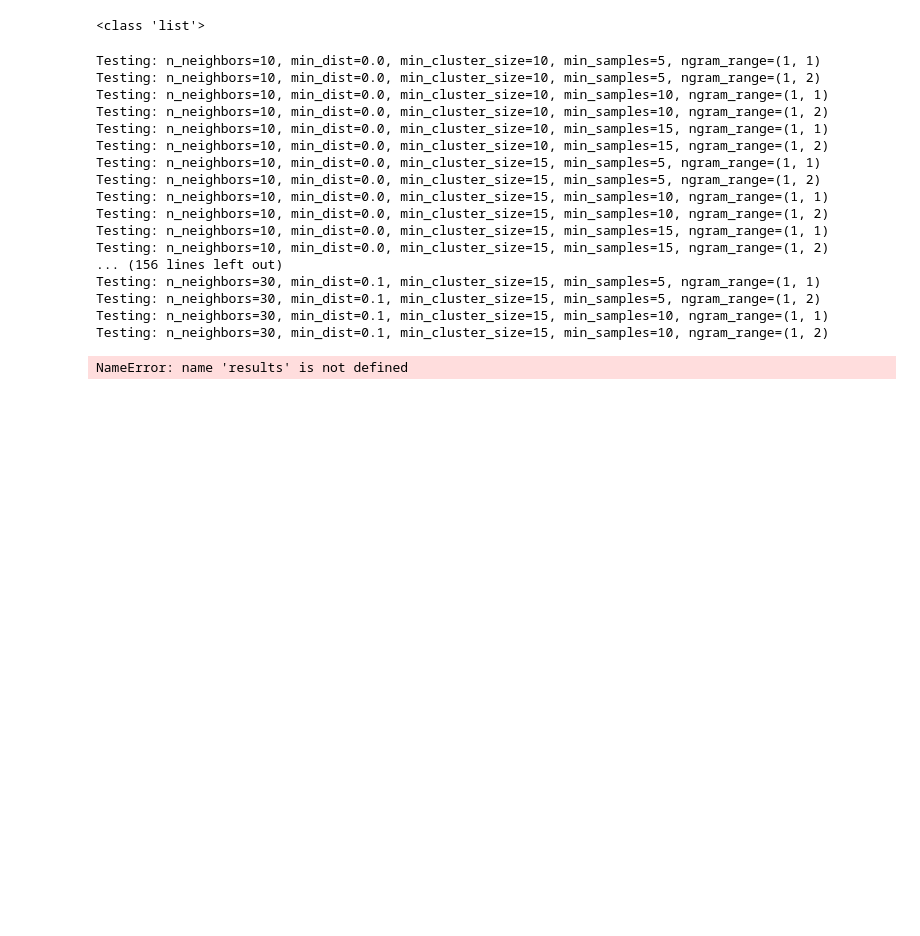
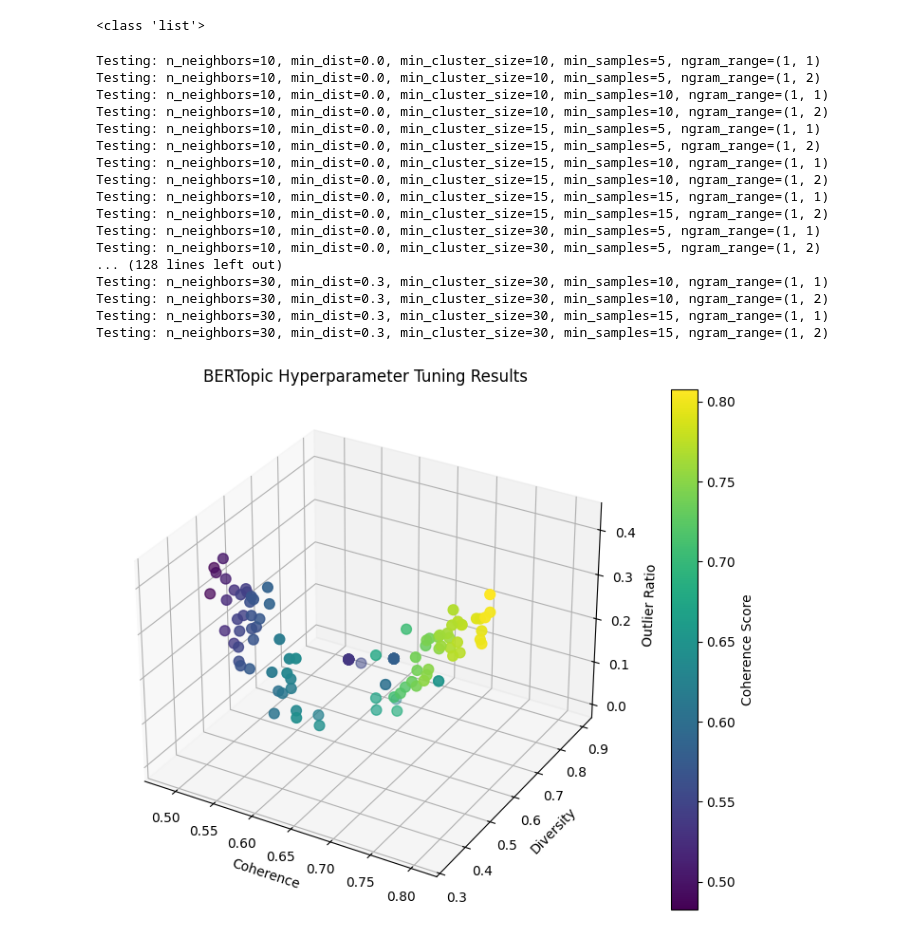
Before and after one commit to wbwhaha/NLP_Gentrification_London_Prediction, a Jupyter notebook: Code/5_2_Bertopic Hyperparameter Tuning.ipynb, the cells around one changed output. Saved outputs shown, nothing was run; the diff lists cells and outputs as text; code cells hidden in the pictures; blank space fills up the shorter version.

```diff
--- a/Code/5_2_Bertopic Hyperparameter Tuning.ipynb
+++ b/Code/5_2_Bertopic Hyperparameter Tuning.ipynb
@@ -89,9 +89,19 @@ param_grid = {
     "ngram_range": [(1, 1), (1, 2)]
 }
 
+# Get all combinations
+raw_combinations = list(itertools.product(*param_grid.values()))
+
+# Filter only keep valid combinations where min_samples <= min_cluster_size
+valid_combinations = [
+    (nn, dist, mcs, ms, ngram)
+    for nn, dist, mcs, ms, ngram in raw_combinations
+    if ms <= mcs
+]
+
 results = []
 
-for nn, dist, mcs, ms, ngram in itertools.product(*param_grid.values()):
+for nn, dist, mcs, ms, ngram in valid_combinations:
 
     print(f"Testing: n_neighbors={nn}, min_dist={dist}, min_cluster_size={mcs}, min_samples={ms}, ngram_range={ngram}")
 
@@ -140,20 +150,16 @@ Testing: n_neighbors=10, min_dist=0.0, min_cluster_size=10, min_samples=5, ngram
 Testing: n_neighbors=10, min_dist=0.0, min_cluster_size=10, min_samples=5, ngram_range=(1, 2)
 Testing: n_neighbors=10, min_dist=0.0, min_cluster_size=10, min_samples=10, ngram_range=(1, 1)
 Testing: n_neighbors=10, min_dist=0.0, min_cluster_size=10, min_samples=10, ngram_range=(1, 2)
-Testing: n_neighbors=10, min_dist=0.0, min_cluster_size=10, min_samples=15, ngram_range=(1, 1)
-Testing: n_neighbors=10, min_dist=0.0, min_cluster_size=10, min_samples=15, ngram_range=(1, 2)
 Testing: n_neighbors=10, min_dist=0.0, min_cluster_size=15, min_samples=5, ngram_range=(1, 1)
 Testing: n_neighbors=10, min_dist=0.0, min_cluster_size=15, min_samples=5, ngram_range=(1, 2)
 Testing: n_neighbors=10, min_dist=0.0, min_cluster_size=15, min_samples=10, ngram_range=(1, 1)
 Testing: n_neighbors=10, min_dist=0.0, min_cluster_size=15, min_samples=10, ngram_range=(1, 2)
 Testing: n_neighbors=10, min_dist=0.0, min_cluster_size=15, min_samples=15, ngram_range=(1, 1)
 Testing: n_neighbors=10, min_dist=0.0, min_cluster_size=15, min_samples=15, ngram_range=(1, 2)
-... (156 lines left out)
-Testing: n_neighbors=30, min_dist=0.1, min_cluster_size=15, min_samples=5, ngram_range=(1, 1)
-Testing: n_neighbors=30, min_dist=0.1, min_cluster_size=15, min_samples=5, ngram_range=(1, 2)
-Testing: n_neighbors=30, min_dist=0.1, min_cluster_size=15, min_samples=10, ngram_range=(1, 1)
-Testing: n_neighbors=30, min_dist=0.1, min_cluster_size=15, min_samples=10, ngram_range=(1, 2)
+Testing: n_neighbors=10, min_dist=0.0, min_cluster_size=30, min_samples=5, ngram_range=(1, 1)
+Testing: n_neighbors=10, min_dist=0.0, min_cluster_size=30, min_samples=5, ngram_range=(1, 2)
+... (128 lines left out)
+Testing: n_neighbors=30, min_dist=0.3, min_cluster_size=30, min_samples=10, ngram_range=(1, 1)
+Testing: n_neighbors=30, min_dist=0.3, min_cluster_size=30, min_samples=10, ngram_range=(1, 2)
+Testing: n_neighbors=30, min_dist=0.3, min_cluster_size=30, min_samples=15, ngram_range=(1, 1)
+Testing: n_neighbors=30, min_dist=0.3, min_cluster_size=30, min_samples=15, ngram_range=(1, 2)
-# %%
-results
-# %% [output]
-NameError: name 'results' is not defined
@@ -160,18 +169,18 @@ NameError: name 'results' is not defined
 # %%
 from mpl_toolkits.mplot3d import Axes3D
-
-df_results = pd.DataFrame(results)
 
 fig = plt.figure(figsize=(10, 6))
 
 ax = fig.add_subplot(111, projection='3d')
 sc = ax.scatter(df_results['coherence'], df_results['diversity'], df_results['outlier_ratio'],
                 c=df_results['coherence'], cmap='viridis', s=60)
-ax.set_xlabel('Coherence (↑)')
-ax.set_ylabel('Diversity (↑)')
-ax.set_zlabel('Outlier Ratio (↓)')
+ax.set_xlabel('Coherence')
+ax.set_ylabel('Diversity')
+ax.set_zlabel('Outlier Ratio')
 
 plt.title("BERTopic Hyperparameter Tuning Results")
 plt.colorbar(sc, label='Coherence Score')
 plt.tight_layout()
 plt.show()
+# %% [output]
+[figure, added]
```
Also changed, not shown: parts of 4 cells of this notebook.
